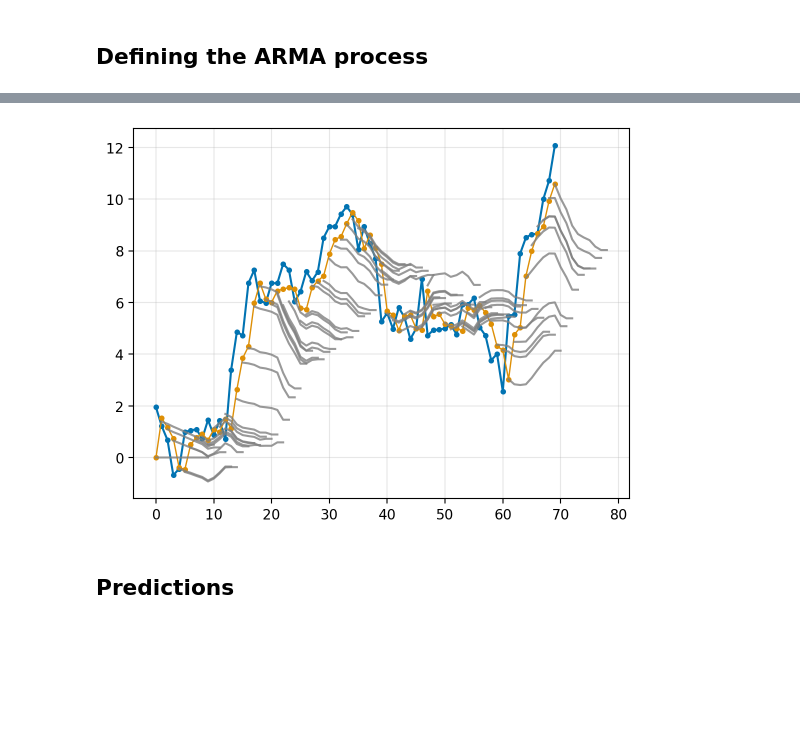
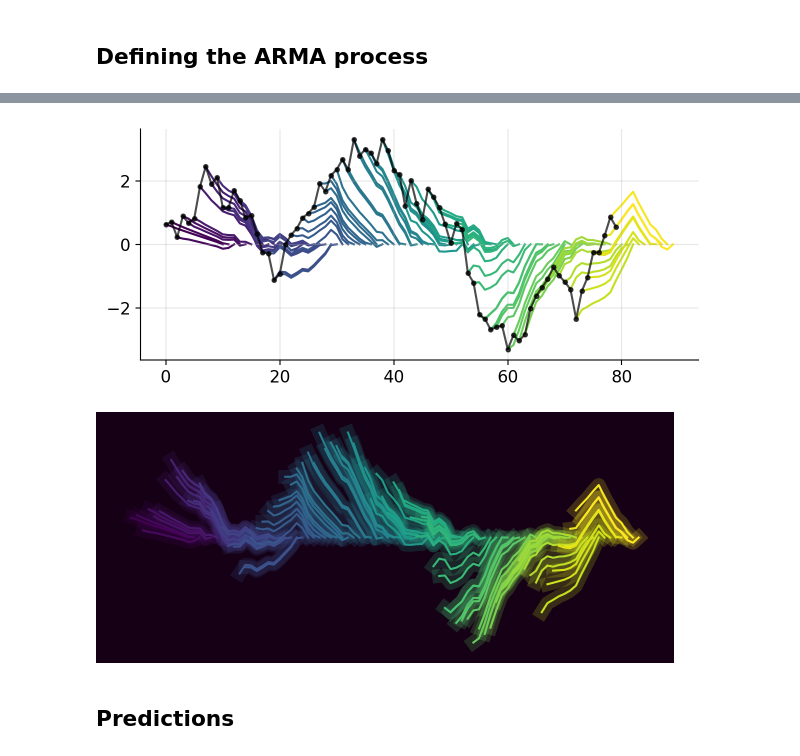
Before and after one commit to gerdm/filtering-notes, a Jupyter notebook: 03-kalman-filter/kalman-filter.ipynb, the cells around one changed output, grey strips where cells are left out. Saved outputs shown, nothing was run; the diff lists cells and outputs as text; code cells hidden in the pictures; blank space fills up the shorter version.

```diff
--- a/03-kalman-filter/kalman-filter.ipynb
+++ b/03-kalman-filter/kalman-filter.ipynb
@@ -22,14 +91,15 @@ key = jax.random.PRNGKey(314)
 # %%
 ma_n = 10
 H_ma = jnp.ones(10) * 0.5
-H_ar = jnp.ones(2) * 0.5
+H_ar = jnp.ones(2) * 0.1
 # H, F, T = ssm.init_arma_components(H_ma=H_ma)
 H, F, T = ssm.init_arma_components(H_ar=H_ar, H_ma=H_ma)
 # H, F, T = ssm.init_arma_components(H_ar=H_ar)
 dim_state = len(H)
+# R = jnp.eye(1) * 1.0 ** 2
 R = jnp.eye(1) * 1.0 ** 2
 # %%
-n_steps = 70
+n_steps = 80
 n_test = 20
 steps = jnp.arange(n_steps)
 sample = ssm.sample_ssm(key, F, H, T, R, n_steps + n_test)
@@ -72,6 +114,7 @@ def kf_step(bel, y, H, F, R, Q):
 # %%
 Q = T @ R @ T.T
-_step = partial(kf_step, H=H[None, :], F=F, R=R, Q=Q)
+n_forecast = 10
+_step = partial(kf_step, H=H[None, :], F=F, R=R, Q=Q, n_forecast=n_forecast)
 y = sample["y"]
 
 mu_init = jnp.zeros(dim_state)
@@ -96,14 +139,41 @@ plt.grid(alpha=0.3)
+# %%
+mu_hist = hist["mu_forecast"]
+mu_prev = hist["mu"]
+mu_hist, ps = einops.pack([mu_prev, mu_hist], "time * dim")
 # %%
-pred_ahead = jnp.einsum("m,skm->sk", H, hist["mu_forecast"])
-steps_ahead = jnp.arange(n_steps)[:, None] + jnp.arange(10)[None, :]
+pred_ahead = jnp.einsum("m,skm->sk", H, mu_hist)
+steps_ahead = jnp.arange(n_steps)[:, None] + jnp.arange(n_forecast + 1)[None, :]
 
-plt.plot(sample["y"], marker="o", markersize=3, label="observed")
-plt.plot(hist["yhat"], marker="o", markersize=3, label="one-step-ahead forecast", linewidth=1.0)
+# plt.plot(sample["y"], marker="o", markersize=3, label="observed")
 
-for k_steps, k_pred in zip(steps_ahead, pred_ahead):
-    plt.plot(k_steps, k_pred, c="gray", alpha=0.8)
+colors = plt.cm.viridis(jnp.linspace(0, 1, n_steps))
+plt.plot(hist["yhat"], marker="o", markersize=3, label="one-step-ahead forecast", c="black", alpha=0.7)
+colors = plt.cm.viridis(jnp.linspace(0, 1, n_steps))
+for color, k_steps, k_pred in zip(colors, steps_ahead, pred_ahead):
+    # plt.plot(k_steps, k_pred, c="gray", alpha=0.5)
+    # plt.scatter(k_steps[0], k_pred[0], facecolor=color, s=20, edgecolor="black")
+    plt.plot(k_steps, k_pred, c=color, alpha=1.0, zorder=0)
+# plt.xlim(0, 60)
 plt.grid(alpha=0.3)
 # %% [output]
-[figure, old version]
+[figure, new version]
+# %%
+pred_ahead = jnp.einsum("m,skm->sk", H, mu_hist)
+steps_ahead = jnp.arange(n_steps)[:, None] + jnp.arange(n_forecast + 1)[None, :]
+
+# plt.plot(sample["y"], marker="o", markersize=3, label="observed")
+# plt.plot(hist["yhat"], marker="o", markersize=3, label="one-step-ahead forecast", c="black", alpha=0.7)
+
+fig, ax = plt.subplots(facecolor="#150015")
+colors = plt.cm.viridis(jnp.linspace(0, 1, n_steps))
+for color, k_steps, k_pred in zip(colors, steps_ahead, pred_ahead):
+    # plt.plot(k_steps, k_pred, c="gray", alpha=0.5)
+    plt.plot(k_steps, k_pred, c=color, alpha=1.0, zorder=0)
+    plt.plot(k_steps, k_pred, c=color, zorder=0, linewidth=10, alpha=0.2)
+plt.grid(alpha=0.3)
+plt.axis("off")
+# plt.savefig("./arma-forecast.png", dpi=300, bbox_inches="tight")
+# %% [output]
+[figure, added]
 # %% [markdown]
 ## Predictions
```
Also changed, not shown: parts of 16 cells of this notebook.
